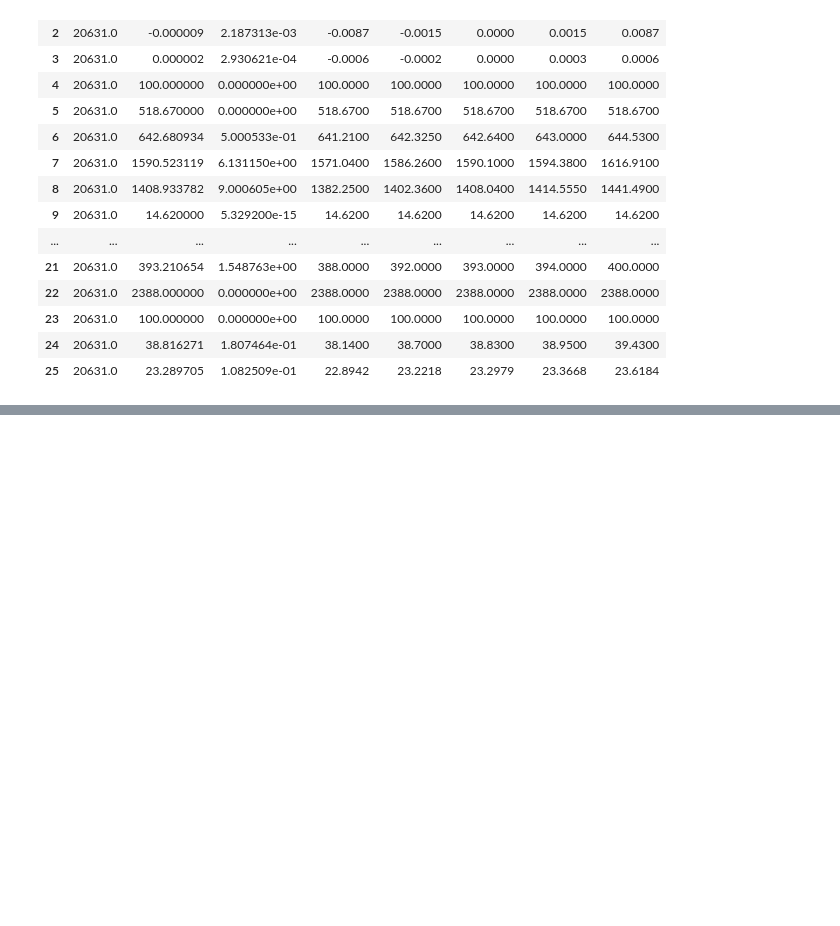
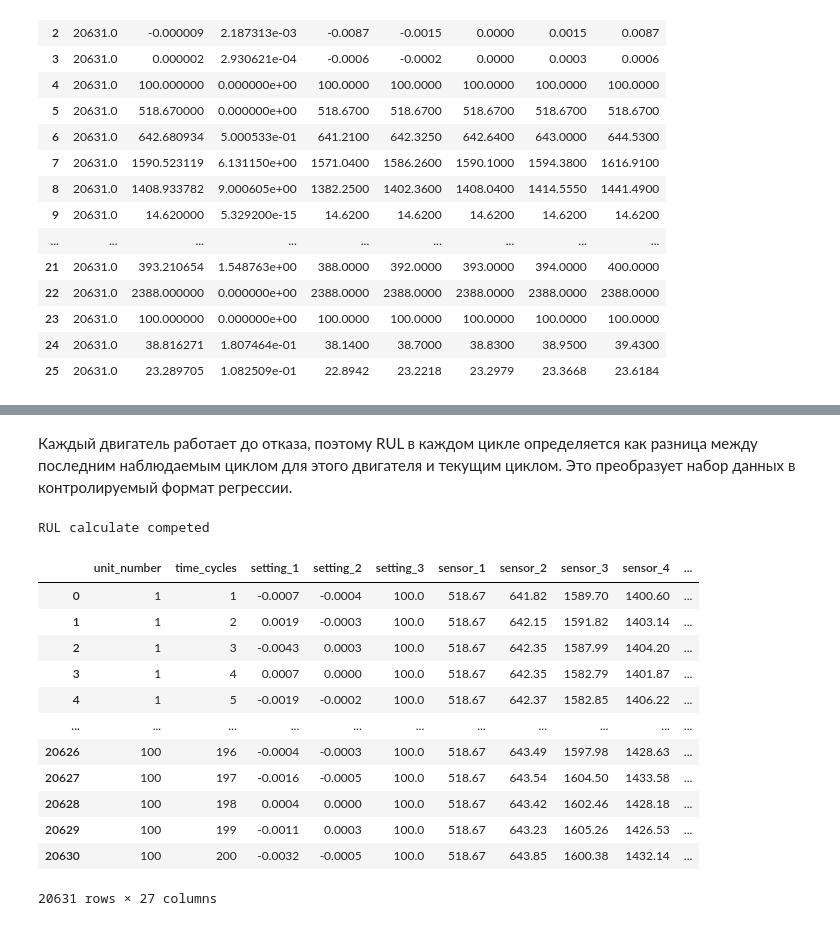
Before and after one commit to bertnyak/nasa_turbofan_engine_project, a Jupyter notebook: preprocessing/nasa_turbofan_engine.ipynb, the cells around one changed output, grey strips where cells are left out. Saved outputs shown, nothing was run; the diff lists cells and outputs as text; code cells hidden in the pictures; blank space fills up the shorter version.

```diff
--- a/preprocessing/nasa_turbofan_engine.ipynb
+++ b/preprocessing/nasa_turbofan_engine.ipynb
@@ -99,0 +120,28 @@ data_train.head()
+# %% [markdown]
+Каждый двигатель работает до отказа, поэтому RUL в каждом цикле определяется как разница между последним наблюдаемым циклом для этого двигателя и текущим циклом. Это преобразует набор данных в контролируемый формат регрессии.
+# %%
+# RUL calculaete
+max_cycles = data_train.groupby('unit_number')['time_cycles'].max().reset_index()
+max_cycles.columns = ['unit_number', 'max_cycles']
+data_train = pd.merge(data_train, max_cycles, how='left', on='unit_number')
+data_train['RUL'] = data_train['max_cycles'] - data_train['time_cycles']
+data_train.drop('max_cycles',axis=1, inplace=True)
+print('RUL calculate competed')
+# %% [output]
+RUL calculate competed
+# %%
+data_train
+# %% [output]
+|  | unit_number | time_cycles | setting_1 | setting_2 | setting_3 | sensor_1 | sensor_2 | sensor_3 | sensor_4 | ... |
+| 0 | 1 | 1 | -0.0007 | -0.0004 | 100.0 | 518.67 | 641.82 | 1589.70 | 1400.60 | ... |
+| 1 | 1 | 2 | 0.0019 | -0.0003 | 100.0 | 518.67 | 642.15 | 1591.82 | 1403.14 | ... |
+| 2 | 1 | 3 | -0.0043 | 0.0003 | 100.0 | 518.67 | 642.35 | 1587.99 | 1404.20 | ... |
+| 3 | 1 | 4 | 0.0007 | 0.0000 | 100.0 | 518.67 | 642.35 | 1582.79 | 1401.87 | ... |
+| 4 | 1 | 5 | -0.0019 | -0.0002 | 100.0 | 518.67 | 642.37 | 1582.85 | 1406.22 | ... |
+| ... | ... | ... | ... | ... | ... | ... | ... | ... | ... | ... |
+| 20626 | 100 | 196 | -0.0004 | -0.0003 | 100.0 | 518.67 | 643.49 | 1597.98 | 1428.63 | ... |
+| 20627 | 100 | 197 | -0.0016 | -0.0005 | 100.0 | 518.67 | 643.54 | 1604.50 | 1433.58 | ... |
+| 20628 | 100 | 198 | 0.0004 | 0.0000 | 100.0 | 518.67 | 643.42 | 1602.46 | 1428.18 | ... |
+| 20629 | 100 | 199 | -0.0011 | 0.0003 | 100.0 | 518.67 | 643.23 | 1605.26 | 1426.53 | ... |
+| 20630 | 100 | 200 | -0.0032 | -0.0005 | 100.0 | 518.67 | 643.85 | 1600.38 | 1432.14 | ... |
+20631 rows × 27 columns
```
Also changed, not shown: parts of 6 cells of this notebook.
